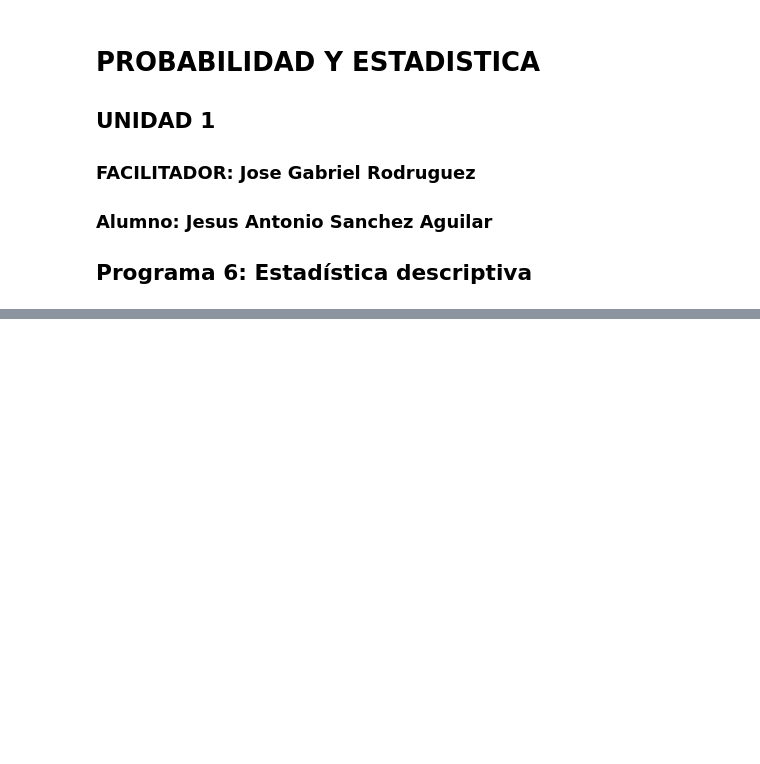
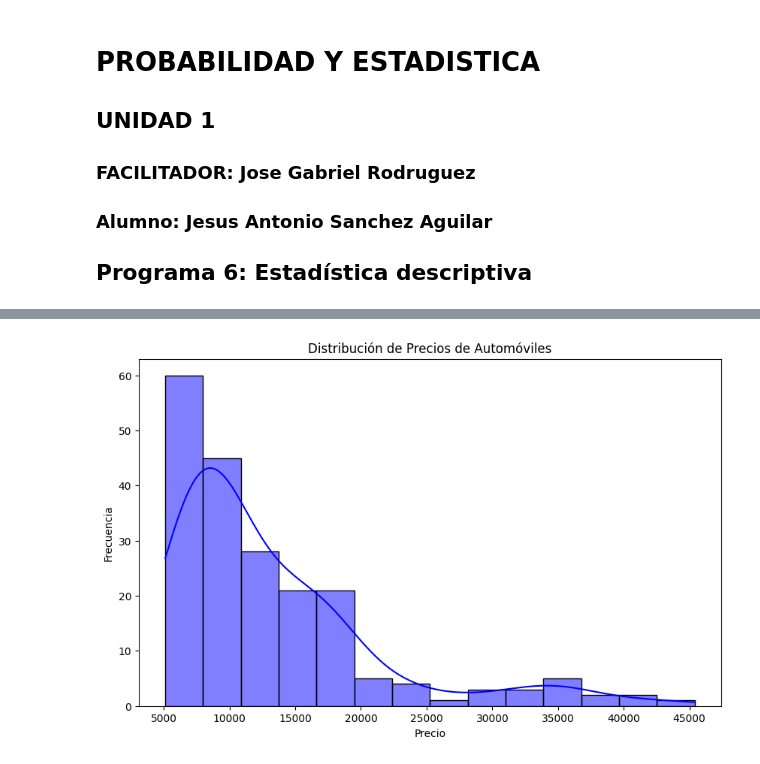
Before and after one commit to Jesus4antonio/Probabilidad, a Jupyter notebook: Unidad1/Practica6.ipynb, the cells around one changed output, grey strips where cells are left out. Saved outputs shown, nothing was run; the diff lists cells and outputs as text; code cells hidden in the pictures; blank space fills up the shorter version.

```diff
--- a/Unidad1/Practica6.ipynb
+++ b/Unidad1/Practica6.ipynb
@@ -16,4 +16,4 @@ import matplotlib.pyplot as plt
 import seaborn as sns
 from matplotlib import pyplot
 # %%
-covid = pd.read_csv('/content/20-06-30-COVID19MEXICO - codificado.csv', encoding = "ISO-8859-1")
+autos= pd.read_csv('/content/autos_corregidos.csv', encoding = "ISO-8859-1")
@@ -25,0 +50,9 @@ covid.info()
+# %%
+plt.figure(figsize=(10, 6))
+sns.histplot(autos['price'], kde=True, color='blue')
+plt.title('Distribución de Precios de Automóviles')
+plt.xlabel('Precio')
+plt.ylabel('Frecuencia')
+plt.show()
+# %% [output]
+[figure, added]
```
Also changed, not shown: parts of 3 cells of this notebook.
